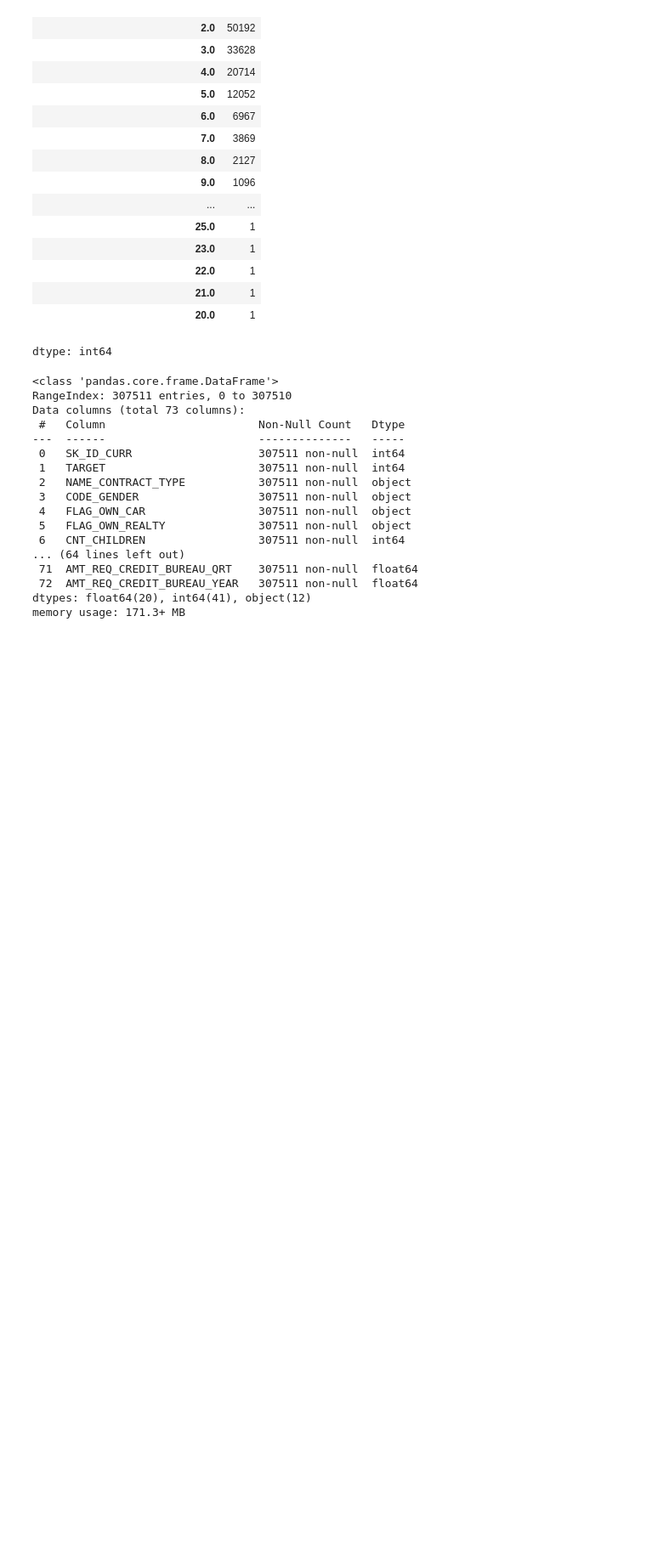
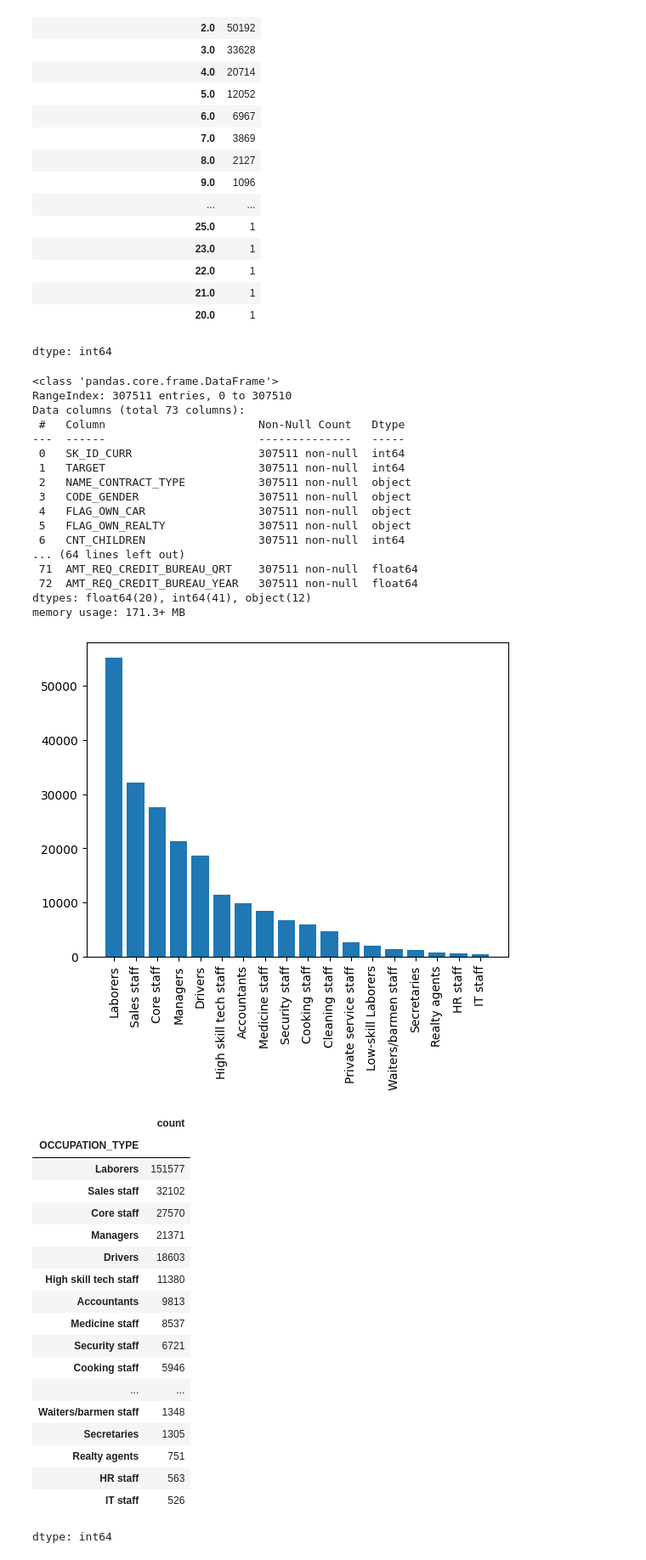
Before and after one commit to PunamBhatia/LogicMojo-AI-ML-April26-Punam, a Jupyter notebook: EDA Assignment - Logic Mojo/Credit_EDA_assignment_solution.ipynb, the cells around one changed output. Shown at 85% size. Saved outputs shown, nothing was run; the diff lists cells and outputs as text; code cells hidden in the pictures; blank space fills up the shorter version.

```diff
--- a/EDA Assignment - Logic Mojo/Credit_EDA_assignment_solution.ipynb
+++ b/EDA Assignment - Logic Mojo/Credit_EDA_assignment_solution.ipynb
@@ -235,4 +240,35 @@ Data columns (total 73 columns):
  72  AMT_REQ_CREDIT_BUREAU_YEAR   307511 non-null  float64
 dtypes: float64(20), int64(41), object(12)
 memory usage: 171.3+ MB
+# %%
+#imput null values in OccupationType with mode /most frequent value i.e. Laborers
+df.OCCUPATION_TYPE.value_counts()
+#lets plot frequency of occupation type
+plt.bar(df.OCCUPATION_TYPE.value_counts().index, df.OCCUPATION_TYPE.value_counts().values)
+plt.xticks(rotation=90)
+plt.show()
+
+df.OCCUPATION_TYPE.fillna('Laborers', inplace=True)
+df.OCCUPATION_TYPE.value_counts()
+# %% [output]
+[figure, added]
+|  | count |
+| OCCUPATION_TYPE |  |
+| Laborers | 151577 |
+| Sales staff | 32102 |
+| Core staff | 27570 |
+| Managers | 21371 |
+| Drivers | 18603 |
+| High skill tech staff | 11380 |
+| Accountants | 9813 |
+| Medicine staff | 8537 |
+| Security staff | 6721 |
+| Cooking staff | 5946 |
+| ... | ... |
+| Waiters/barmen staff | 1348 |
+| Secretaries | 1305 |
+| Realty agents | 751 |
+| HR staff | 563 |
+| IT staff | 526 |
+dtype: int64
 # %%
```
Also changed, not shown: parts of 6 cells of this notebook.
